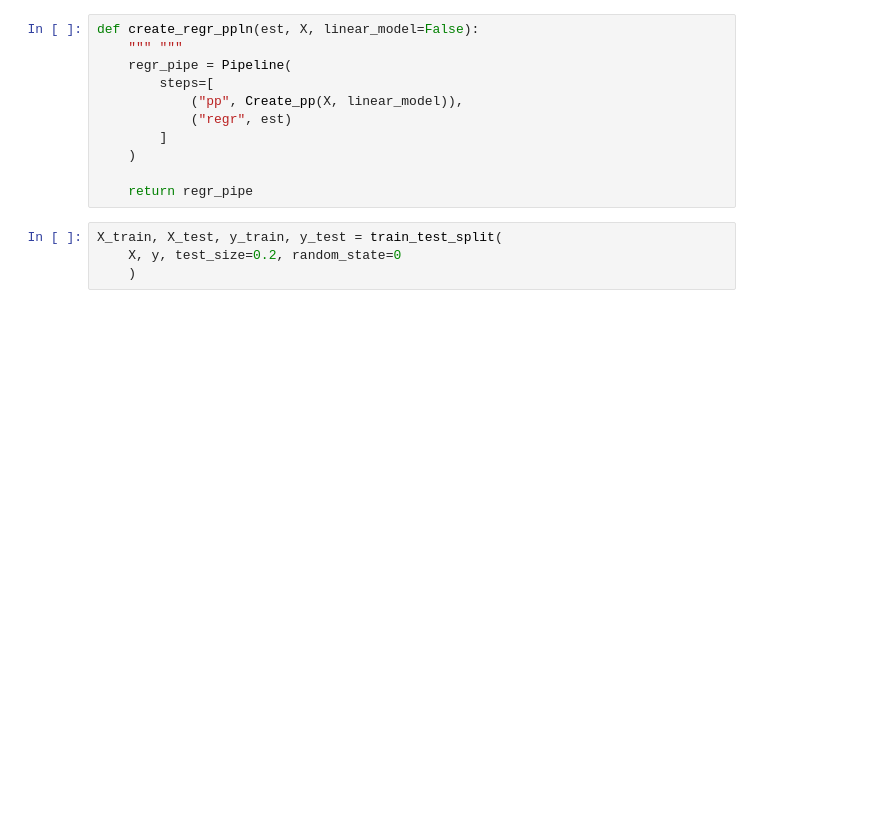
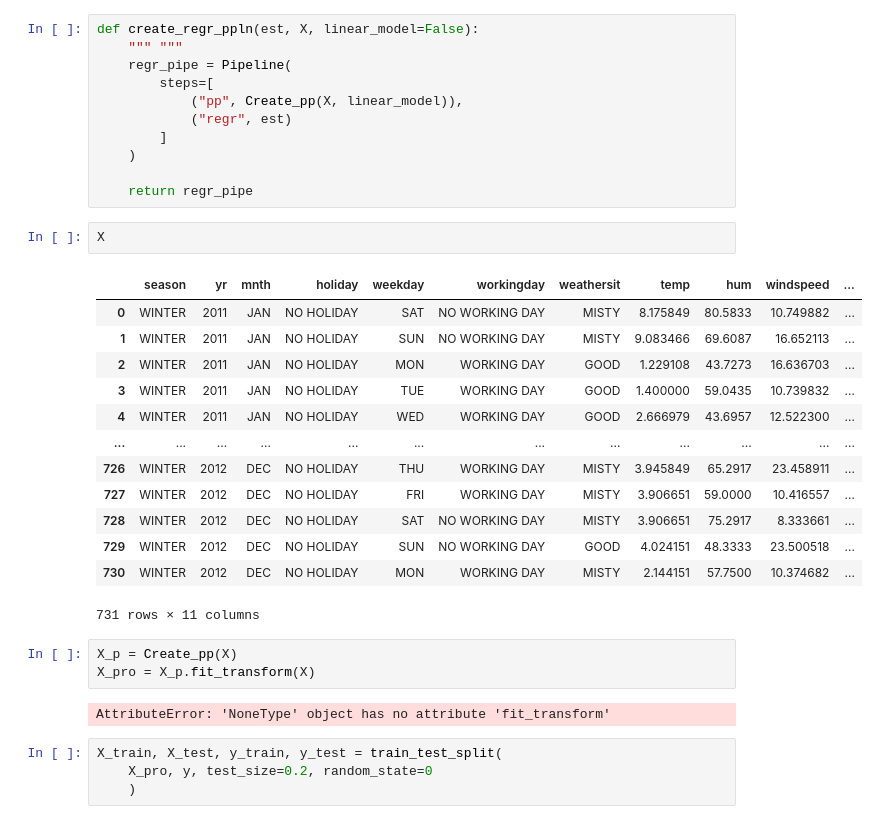
Before and after one commit to peteray-dev/ML_Adv, a Jupyter notebook: Personal_work_on_Advance_(1).ipynb, the cells around one changed output. Drawn from its saved outputs; the diff is of its cells as text; blank space fills up the shorter version.

```diff
--- a/Personal_work_on_Advance_(1).ipynb
+++ b/Personal_work_on_Advance_(1).ipynb
@@ -171,7 +214,28 @@ def create_regr_ppln(est, X, linear_model=False):
     )
 
     return regr_pipe
+# %%
+X
+# %% [output]
+|  | season | yr | mnth | holiday | weekday | workingday | weathersit | temp | hum | windspeed | ... |
+| 0 | WINTER | 2011 | JAN | NO HOLIDAY | SAT | NO WORKING DAY | MISTY | 8.175849 | 80.5833 | 10.749882 | ... |
+| 1 | WINTER | 2011 | JAN | NO HOLIDAY | SUN | NO WORKING DAY | MISTY | 9.083466 | 69.6087 | 16.652113 | ... |
+| 2 | WINTER | 2011 | JAN | NO HOLIDAY | MON | WORKING DAY | GOOD | 1.229108 | 43.7273 | 16.636703 | ... |
+| 3 | WINTER | 2011 | JAN | NO HOLIDAY | TUE | WORKING DAY | GOOD | 1.400000 | 59.0435 | 10.739832 | ... |
+| 4 | WINTER | 2011 | JAN | NO HOLIDAY | WED | WORKING DAY | GOOD | 2.666979 | 43.6957 | 12.522300 | ... |
+| ... | ... | ... | ... | ... | ... | ... | ... | ... | ... | ... | ... |
+| 726 | WINTER | 2012 | DEC | NO HOLIDAY | THU | WORKING DAY | MISTY | 3.945849 | 65.2917 | 23.458911 | ... |
+| 727 | WINTER | 2012 | DEC | NO HOLIDAY | FRI | WORKING DAY | MISTY | 3.906651 | 59.0000 | 10.416557 | ... |
+| 728 | WINTER | 2012 | DEC | NO HOLIDAY | SAT | NO WORKING DAY | MISTY | 3.906651 | 75.2917 | 8.333661 | ... |
+| 729 | WINTER | 2012 | DEC | NO HOLIDAY | SUN | NO WORKING DAY | GOOD | 4.024151 | 48.3333 | 23.500518 | ... |
+| 730 | WINTER | 2012 | DEC | NO HOLIDAY | MON | WORKING DAY | MISTY | 2.144151 | 57.7500 | 10.374682 | ... |
+731 rows × 11 columns
+# %%
+X_p = Create_pp(X)
+X_pro = X_p.fit_transform(X)
+# %% [output]
+AttributeError: 'NoneType' object has no attribute 'fit_transform'
 # %%
 X_train, X_test, y_train, y_test = train_test_split(
-    X, y, test_size=0.2, random_state=0
+    X_pro, y, test_size=0.2, random_state=0
     )
```
Also changed, not shown: parts of 10 cells of this notebook.
